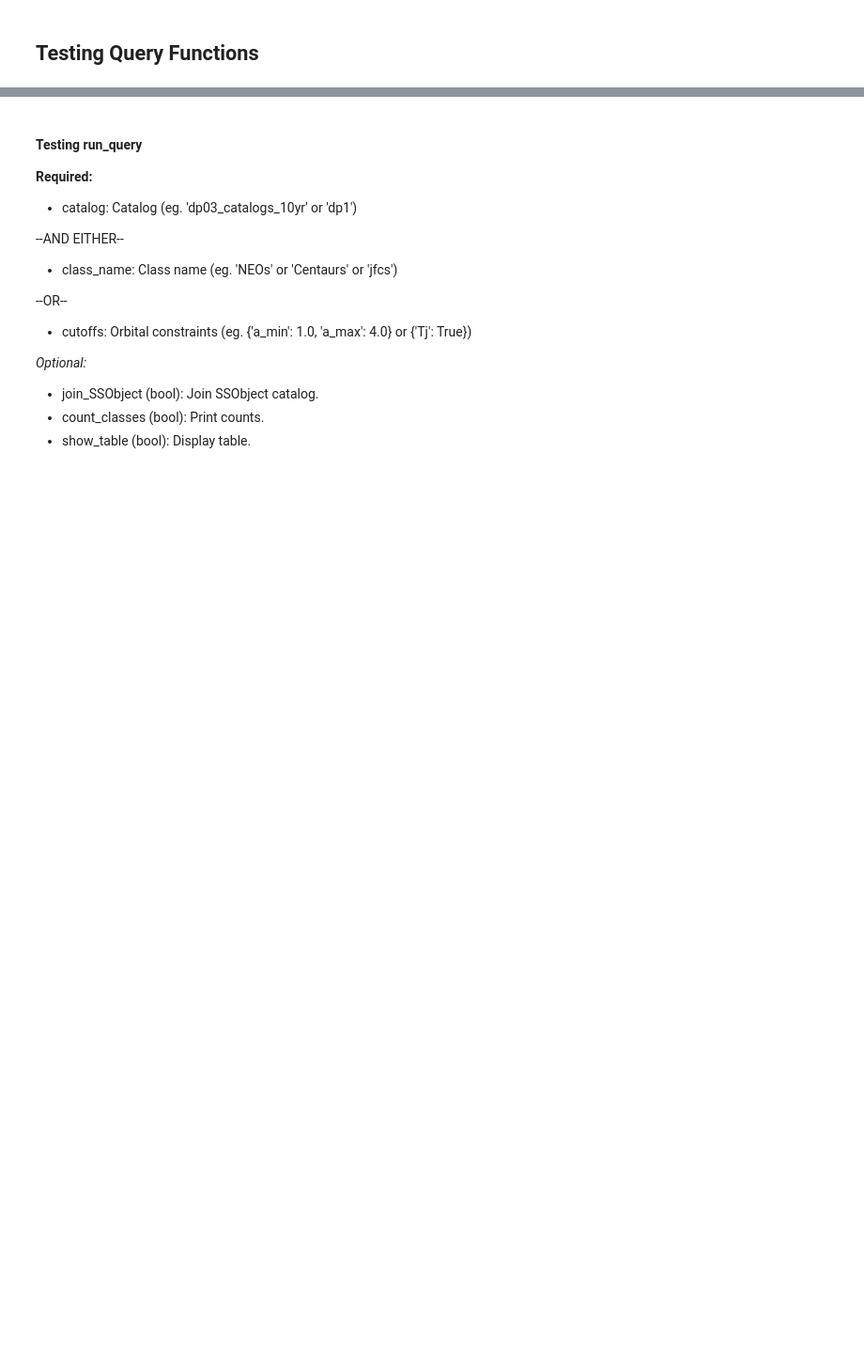
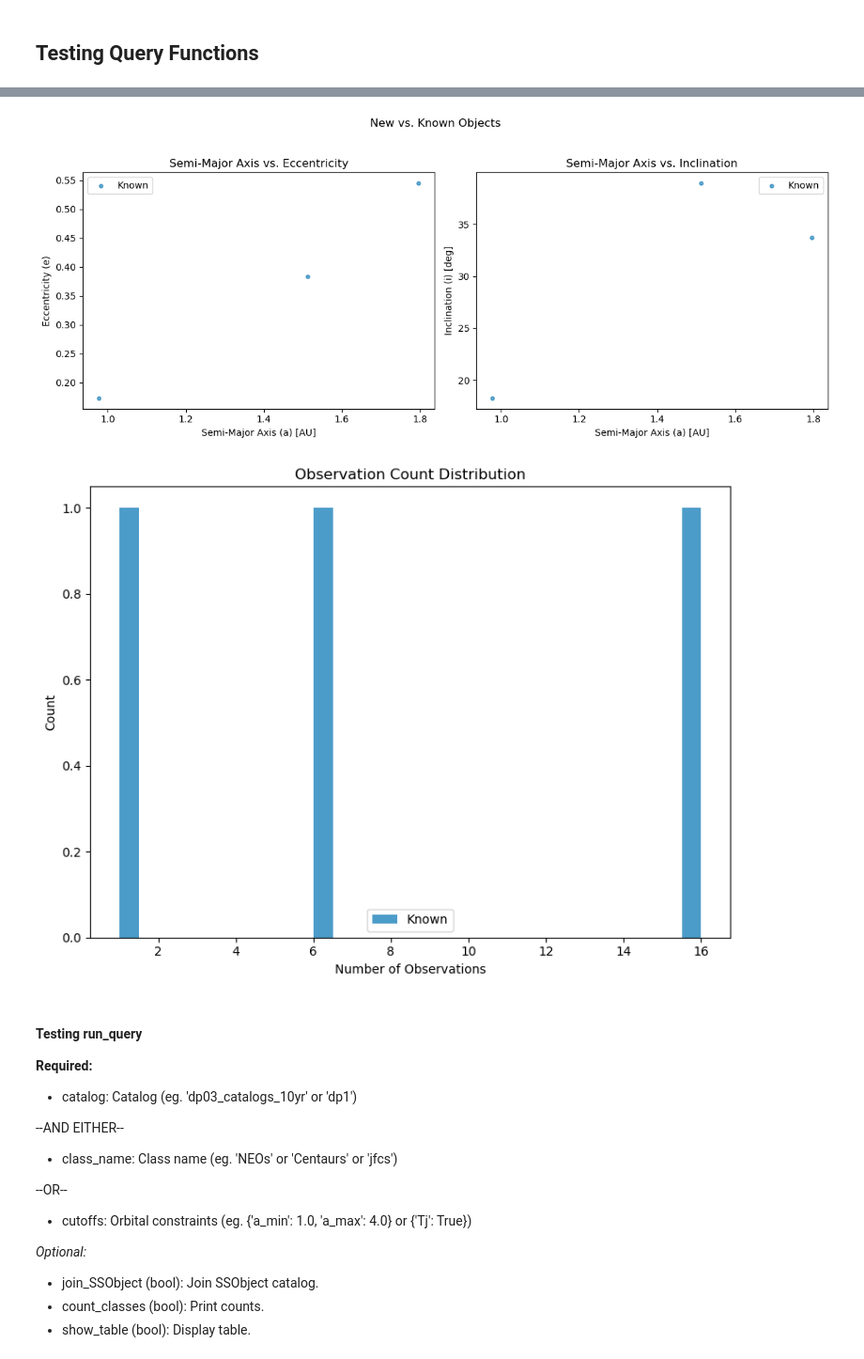
Before and after one commit to lsst-sssc/rsp_queries, a Jupyter notebook: sso_query/tests.ipynb, the cells around one changed output, grey strips where cells are left out. Shown at 94% size. Saved outputs shown, nothing was run; the diff lists cells and outputs as text; code cells hidden in the pictures; blank space fills up the shorter version.

Commit message:
adding plots for new vs known with ssobject

```diff
--- a/sso_query/tests.ipynb
+++ b/sso_query/tests.ipynb
@@ -10,0 +63,3 @@ Querying dp1.SSObject for: []
+# %%
+dp1_mbas_sso, class_name = make_query('dp1', 'MBA', join='SSObject')
+print(dp1_mbas_sso)
@@ -10,0 +185,2 @@ Querying dp1.SSObject for: []
+# %%
+df = run_query(dp1_mbas_sso, 'MBA', 'dp1', to_pandas = True)
@@ -11,3 +202,49 @@ Querying dp1.SSObject for: []
+# %%
+if 'discoverySubmissionDate' in df.columns and 'numObs' in df.columns:
+    df['discoverySubmissionDate'] = pd.to_datetime(df['discoverySubmissionDate'], errors='coerce')
+    discovery_cutoff = pd.Timestamp("2025-06-30")
+    df['is_new'] = df['discoverySubmissionDate'] >= discovery_cutoff
+
+    plt.style.use("seaborn-v0_8-colorblind")
+    color_map = {True: "C1", False: "C0"}
+
+    # Plot a vs. e
+    if 'a' in df.columns and 'e' in df.columns and 'incl' in df.columns:
+        # Plot a vs. e
+        fig, axs = plt.subplots(1, 2, figsize=(12, 5))
+        for is_new, group in df.groupby("is_new"):
+            axs[0].scatter(group["a"], group["e"], label="New" if is_new else "Known", alpha=0.6, s=15, c=color_map[is_new])
+        axs[0].set_xlabel("Semi-Major Axis (a) [AU]")
+        axs[0].set_ylabel("Eccentricity (e)")
+        axs[0].set_title("Semi-Major Axis vs. Eccentricity")
+        axs[0].legend()
+
+        # Plot a vs. incl
+        for is_new, group in df.groupby("is_new"):
+            axs[1].scatter(group["a"], group["incl"], label="New" if is_new else "Known", alpha=0.6, s=15, c=color_map[is_new])
+        axs[1].set_xlabel("Semi-Major Axis (a) [AU]")
+        axs[1].set_ylabel("Inclination (i) [deg]")
+        axs[1].set_title("Semi-Major Axis vs. Inclination")
+        axs[1].legend()
+
+        plt.suptitle("New vs. Known Objects")
+        plt.tight_layout(rect=[0, 0, 1, 0.95])
+        plt.show()
+
+
+    # Number of Observations Histogram
+    fig, ax = plt.subplots(figsize=(8, 6))
+    for is_new, group in df.groupby("is_new"):
+        ax.hist(group["numObs"], bins=30, alpha=0.7, label="New" if is_new else "Known", color=color_map[is_new])
+    ax.set_xlabel("Number of Observations")
+    ax.set_ylabel("Count")
+    ax.set_title("Observation Count Distribution")
+    ax.legend()
+    plt.tight_layout()
+    plt.show()
+# %% [output]
+[figure, added]
+[figure, added]
 # %% [markdown]
 #### Testing run_query
 **Required:**
```
Also changed, not shown: parts of 15 cells of this notebook, 1 other file.
